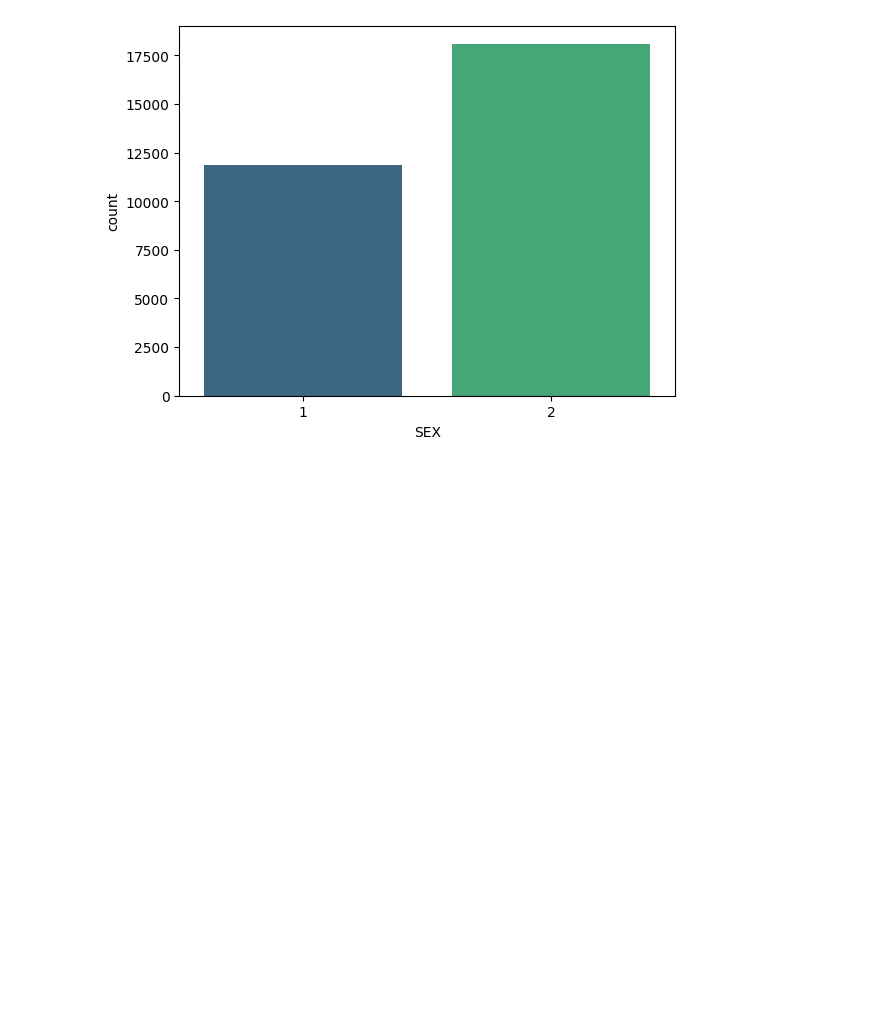
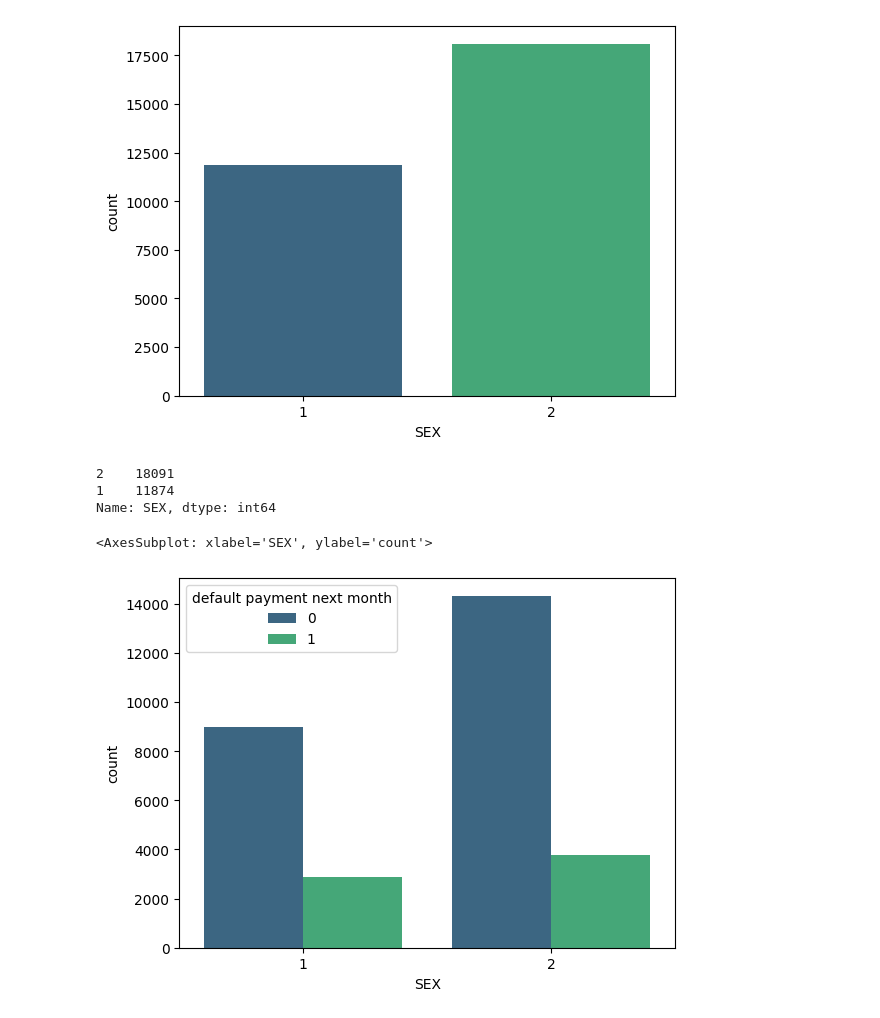
Before and after one commit to GiovanniPioDelvecchio/BigDataAnalyticsProject, a Jupyter notebook: Spark/NotebookTest/CreditCardClients.ipynb, the cells around one changed output. Drawn from its saved outputs; the diff is of its cells as text; code cells hidden in the pictures; blank space fills up the shorter version.

```diff
--- a/Spark/NotebookTest/CreditCardClients.ipynb
+++ b/Spark/NotebookTest/CreditCardClients.ipynb
@@ -130,3 +154,14 @@ sns.countplot(x = 'SEX', data= credit, palette = 'viridis')
 # %% [output]
 <AxesSubplot: xlabel='SEX', ylabel='count'>
 [figure]
+# %%
+credit['SEX'].value_counts()
+# %% [output]
+2    18091
+1    11874
+Name: SEX, dtype: int64
+# %%
+sns.countplot(x = 'SEX', data = credit, palette = 'viridis', hue = 'default payment next month')
+# %% [output]
+<AxesSubplot: xlabel='SEX', ylabel='count'>
+[figure, added]
```
Also changed, not shown: parts of 26 cells of this notebook, 2 other files.
